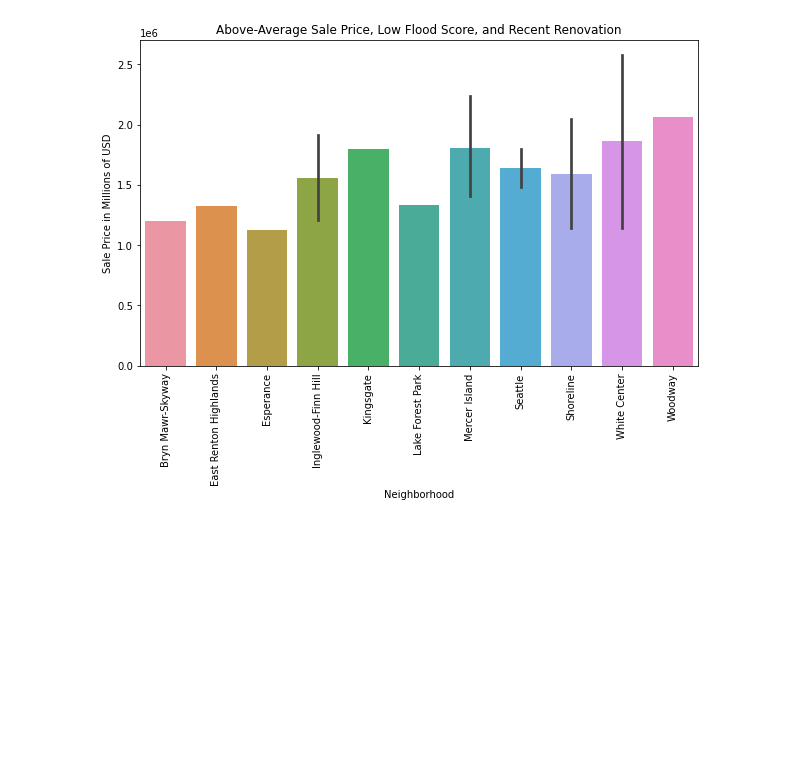
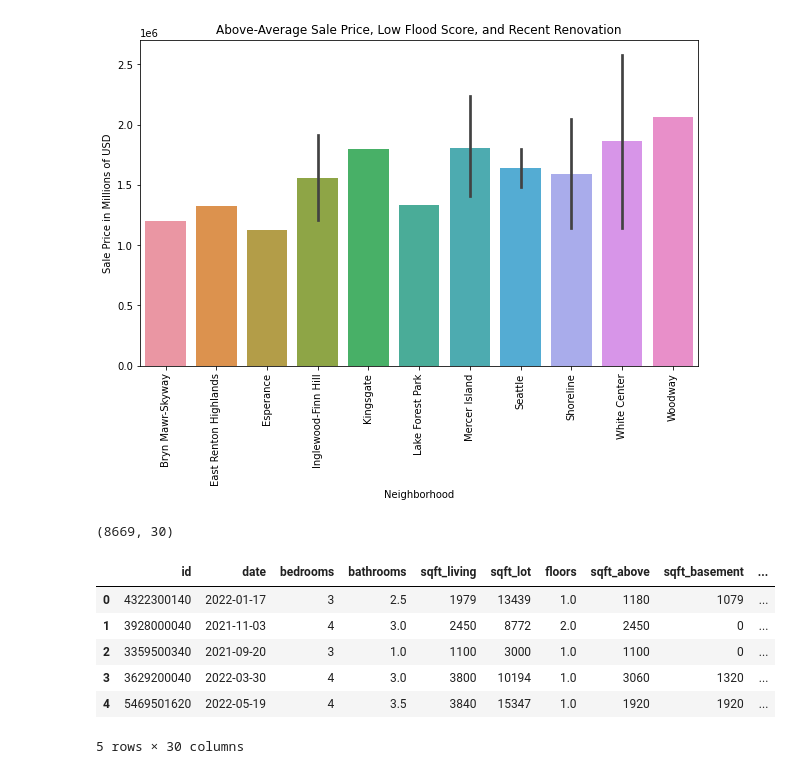
Before and after one commit to Lou-Hines/Housing_Prices_and_Flood_Risk, a Jupyter notebook: Hines-EDA/EDA-Hines-5 (Regressions).ipynb, the cells around one changed output. Saved outputs shown, nothing was run; the diff lists cells and outputs as text; code cells hidden in the pictures; blank space fills up the shorter version.

```diff
--- a/Hines-EDA/EDA-Hines-5 (Regressions).ipynb
+++ b/Hines-EDA/EDA-Hines-5 (Regressions).ipynb
@@ -1128,0 +1130,16 @@ plt.show()
+# %%
+test_df = pd.read_csv('/Users/admin/Documents/Flatiron/Housing_Prices_and_Flood_Risk/data/test_cleaned.csv')
+# %%
+test_df.shape
+# %% [output]
+(8669, 30)
+# %%
+test_df.head()
+# %% [output]
+|  | id | date | bedrooms | bathrooms | sqft_living | sqft_lot | floors | sqft_above | sqft_basement | ... |
+| 0 | 4322300140 | 2022-01-17 | 3 | 2.5 | 1979 | 13439 | 1.0 | 1180 | 1079 | ... |
+| 1 | 3928000040 | 2021-11-03 | 4 | 3.0 | 2450 | 8772 | 2.0 | 2450 | 0 | ... |
+| 2 | 3359500340 | 2021-09-20 | 3 | 1.0 | 1100 | 3000 | 1.0 | 1100 | 0 | ... |
+| 3 | 3629200040 | 2022-03-30 | 4 | 3.0 | 3800 | 10194 | 1.0 | 3060 | 1320 | ... |
+| 4 | 5469501620 | 2022-05-19 | 4 | 3.5 | 3840 | 15347 | 1.0 | 1920 | 1920 | ... |
+5 rows × 30 columns
```
Also changed, not shown: parts of 5 cells of this notebook, 1 other file.
